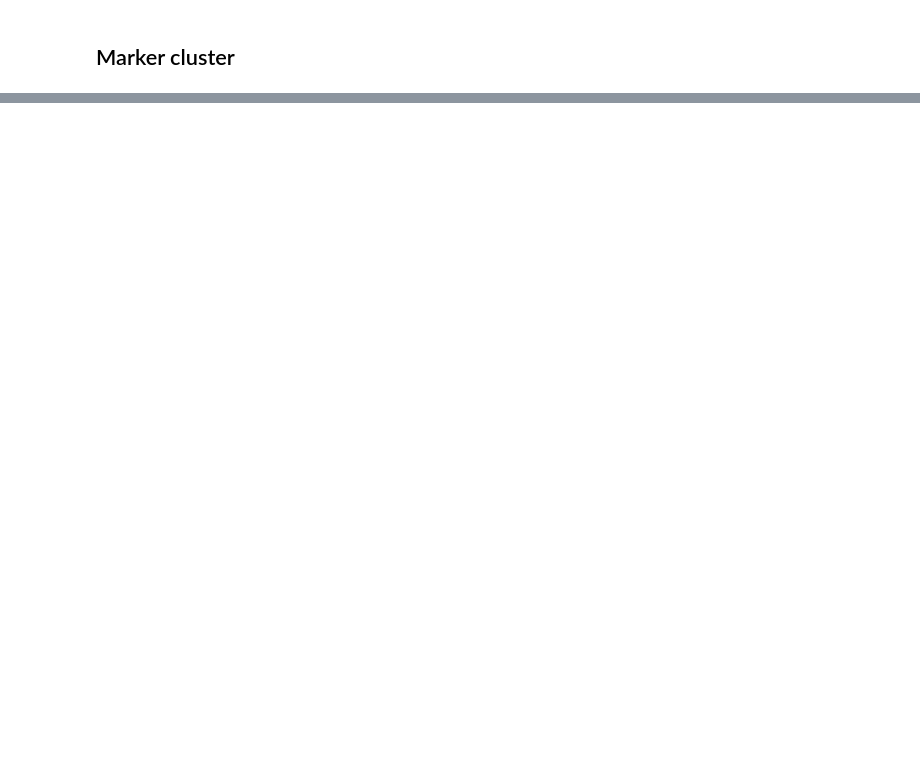
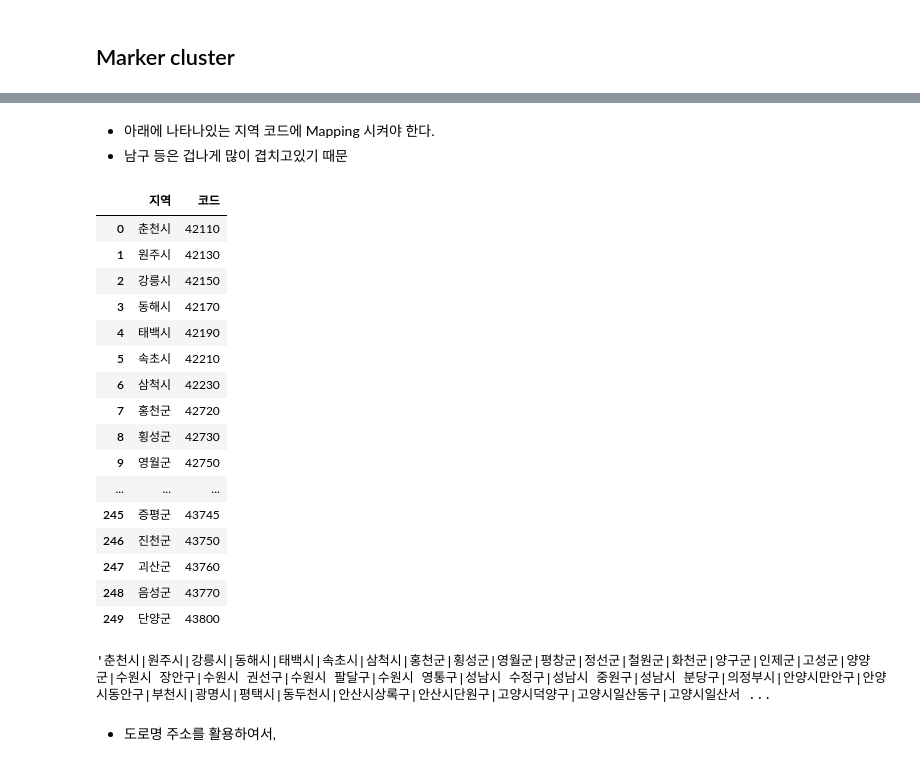
Before and after one commit to hana-dool/2102_JSproject, a Jupyter notebook: Preprocessinng.ipynb, the cells around one changed output, grey strips where cells are left out. Cells and saved outputs as stored; diff of their text form; code cells hidden in the pictures; blank space fills up the shorter version.

```diff
--- a/Preprocessinng.ipynb
+++ b/Preprocessinng.ipynb
@@ -609,0 +627,3 @@ map_gangnam_temp
+# %%
+json_data =open('./data/TL_SCCO_SIG.json',encoding = 'utf-8').read()
+file = json.loads(json_data)
@@ -609,0 +680,38 @@ map_gangnam_temp
+# %%
+lis = []
+for address in file['features']:
+    lis.append(address["properties"]["SIG_KOR_NM"])
+# %%
+lis2 = []
+for code in file['features']:
+    lis2.append(code['properties']['SIG_CD'])
+# %% [markdown]
+- 아래에 나타나있는 지역 코드에 Mapping 시켜야 한다.
+- 남구 등은 겁나게 많이 겹치고있기 때문
+# %%
+pd.DataFrame({'지역':lis,
+              '코드':lis2})
+# %% [output]
+|  | 지역 | 코드 |
+| 0 | 춘천시 | 42110 |
+| 1 | 원주시 | 42130 |
+| 2 | 강릉시 | 42150 |
+| 3 | 동해시 | 42170 |
+| 4 | 태백시 | 42190 |
+| 5 | 속초시 | 42210 |
+| 6 | 삼척시 | 42230 |
+| 7 | 홍천군 | 42720 |
+| 8 | 횡성군 | 42730 |
+| 9 | 영월군 | 42750 |
+| ... | ... | ... |
+| 245 | 증평군 | 43745 |
+| 246 | 진천군 | 43750 |
+| 247 | 괴산군 | 43760 |
+| 248 | 음성군 | 43770 |
+| 249 | 단양군 | 43800 |
+# %%
+'|'.join(lis)
+# %% [output]
+'춘천시|원주시|강릉시|동해시|태백시|속초시|삼척시|홍천군|횡성군|영월군|평창군|정선군|철원군|화천군|양구군|인제군|고성군|양양군|수원시 장안구|수원시 권선구|수원시 팔달구|수원시 영통구|성남시 수정구|성남시 중원구|성남시 분당구|의정부시|안양시만안구|안양시동안구|부천시|광명시|평택시|동두천시|안산시상록구|안산시단원구|고양시덕양구|고양시일산동구|고양시일산서 ...
+# %% [markdown]
+- 도로명 주소를 활용하여서,
```
Also changed, not shown: parts of 20 cells of this notebook, 10 other files.
